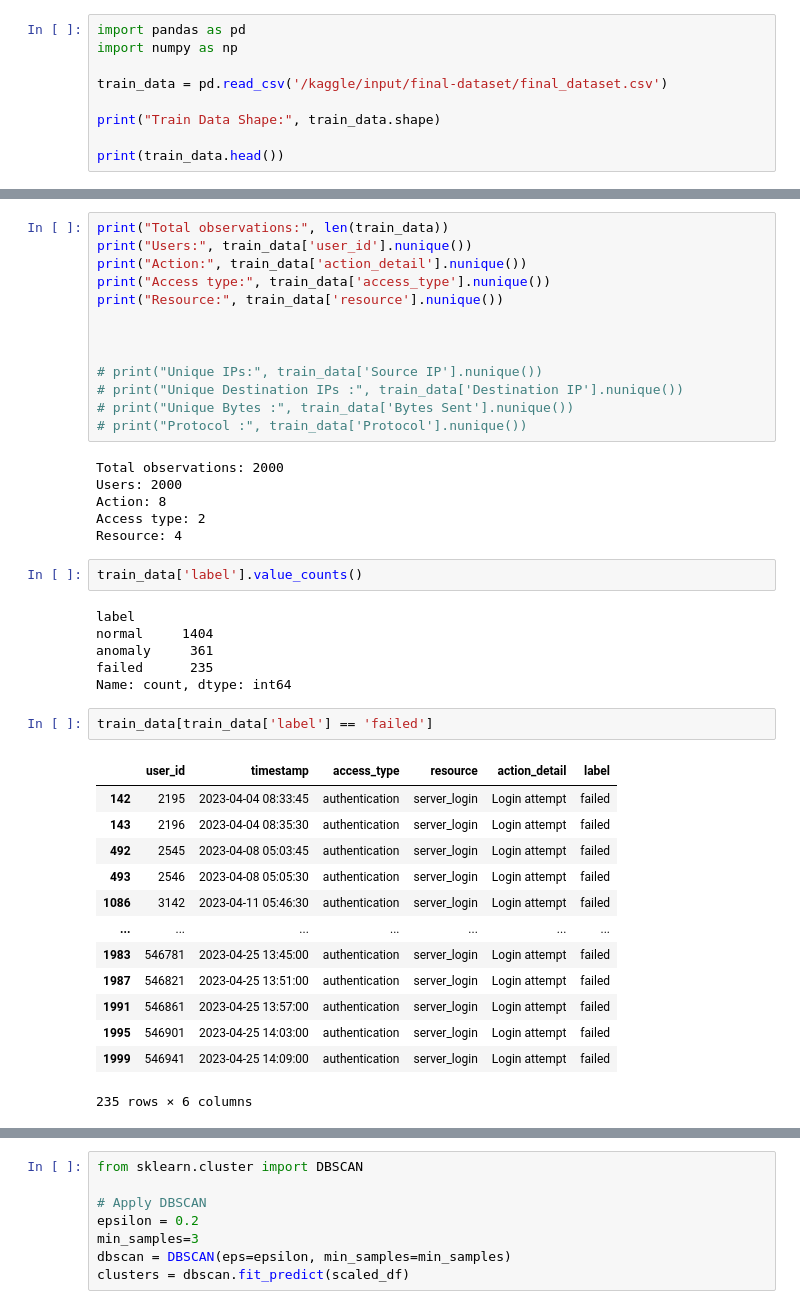
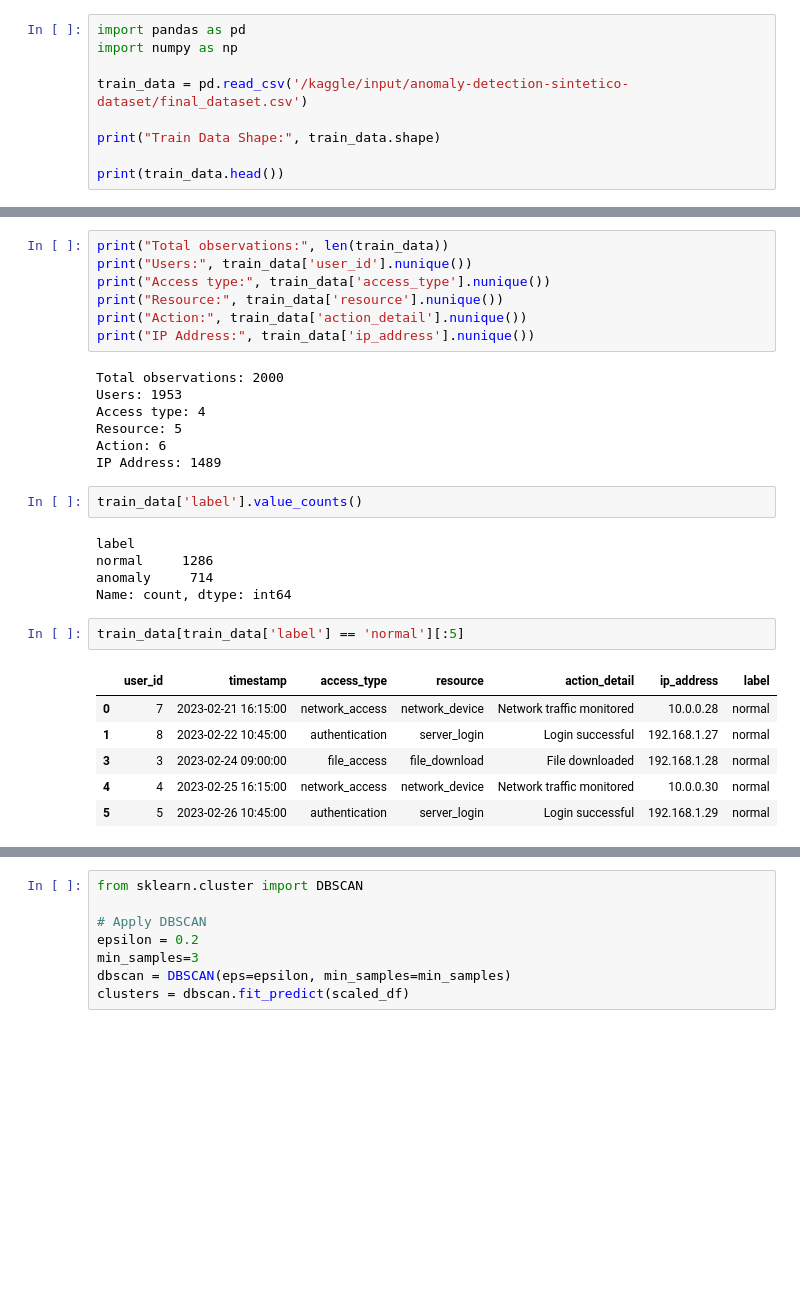
Before and after one commit to albionaguri/cybersecurity, a Jupyter notebook: dataset-sintetico.ipynb, the cells around one changed output, grey strips where cells are left out. Cells and saved outputs as stored; diff of their text form; blank space fills up the shorter version.

Commit message:
Kaggle Notebook | dataset_sintetico | Version 3

```diff
--- a/dataset-sintetico.ipynb
+++ b/dataset-sintetico.ipynb
@@ -15,7 +13,7 @@ for dirname, _, filenames in os.walk('/kaggle/input'):
 import pandas as pd
 import numpy as np
 
-train_data = pd.read_csv('/kaggle/input/final-dataset/final_dataset.csv')
+train_data = pd.read_csv('/kaggle/input/anomaly-detection-sintetico-dataset/final_dataset.csv')
 
 print("Train Data Shape:", train_data.shape)
 
@@ -38,46 +36,33 @@ Train Data Shape: (2000, 6)
 # %%
 print("Total observations:", len(train_data))
 print("Users:", train_data['user_id'].nunique())
-print("Action:", train_data['action_detail'].nunique())
 print("Access type:", train_data['access_type'].nunique())
 print("Resource:", train_data['resource'].nunique())
-
-
-
-# print("Unique IPs:", train_data['Source IP'].nunique())
-# print("Unique Destination IPs :", train_data['Destination IP'].nunique())
-# print("Unique Bytes :", train_data['Bytes Sent'].nunique())
-# print("Protocol :", train_data['Protocol'].nunique())
+print("Action:", train_data['action_detail'].nunique())
+print("IP Address:", train_data['ip_address'].nunique())
 # %% [output]
 Total observations: 2000
-Users: 2000
-Action: 8
-Access type: 2
-Resource: 4
+Users: 1953
+Access type: 4
+Resource: 5
+Action: 6
+IP Address: 1489
 # %%
 train_data['label'].value_counts()
 # %% [output]
 label
-normal     1404
-anomaly     361
-failed      235
+normal     1286
+anomaly     714
 Name: count, dtype: int64
 # %%
-train_data[train_data['label'] == 'failed']
+train_data[train_data['label'] == 'normal'][:5]
 # %% [output]
-|  | user_id | timestamp | access_type | resource | action_detail | label |
-| 142 | 2195 | 2023-04-04 08:33:45 | authentication | server_login | Login attempt | failed |
-| 143 | 2196 | 2023-04-04 08:35:30 | authentication | server_login | Login attempt | failed |
-| 492 | 2545 | 2023-04-08 05:03:45 | authentication | server_login | Login attempt | failed |
-| 493 | 2546 | 2023-04-08 05:05:30 | authentication | server_login | Login attempt | failed |
-| 1086 | 3142 | 2023-04-11 05:46:30 | authentication | server_login | Login attempt | failed |
-| ... | ... | ... | ... | ... | ... | ... |
-| 1983 | 546781 | 2023-04-25 13:45:00 | authentication | server_login | Login attempt | failed |
-| 1987 | 546821 | 2023-04-25 13:51:00 | authentication | server_login | Login attempt | failed |
-| 1991 | 546861 | 2023-04-25 13:57:00 | authentication | server_login | Login attempt | failed |
-| 1995 | 546901 | 2023-04-25 14:03:00 | authentication | server_login | Login attempt | failed |
-| 1999 | 546941 | 2023-04-25 14:09:00 | authentication | server_login | Login attempt | failed |
+|  | user_id | timestamp | access_type | resource | action_detail | ip_address | label |
+| 0 | 7 | 2023-02-21 16:15:00 | network_access | network_device | Network traffic monitored | 10.0.0.28 | normal |
+| 1 | 8 | 2023-02-22 10:45:00 | authentication | server_login | Login successful | 192.168.1.27 | normal |
+| 3 | 3 | 2023-02-24 09:00:00 | file_access | file_download | File downloaded | 192.168.1.28 | normal |
+| 4 | 4 | 2023-02-25 16:15:00 | network_access | network_device | Network traffic monitored | 10.0.0.30 | normal |
+| 5 | 5 | 2023-02-26 10:45:00 | authentication | server_login | Login successful | 192.168.1.29 | normal |
-235 rows × 6 columns
 # %%
 train_data.isna().sum()
 # %% [output]
```
Also changed, not shown: parts of 31 cells of this notebook.
